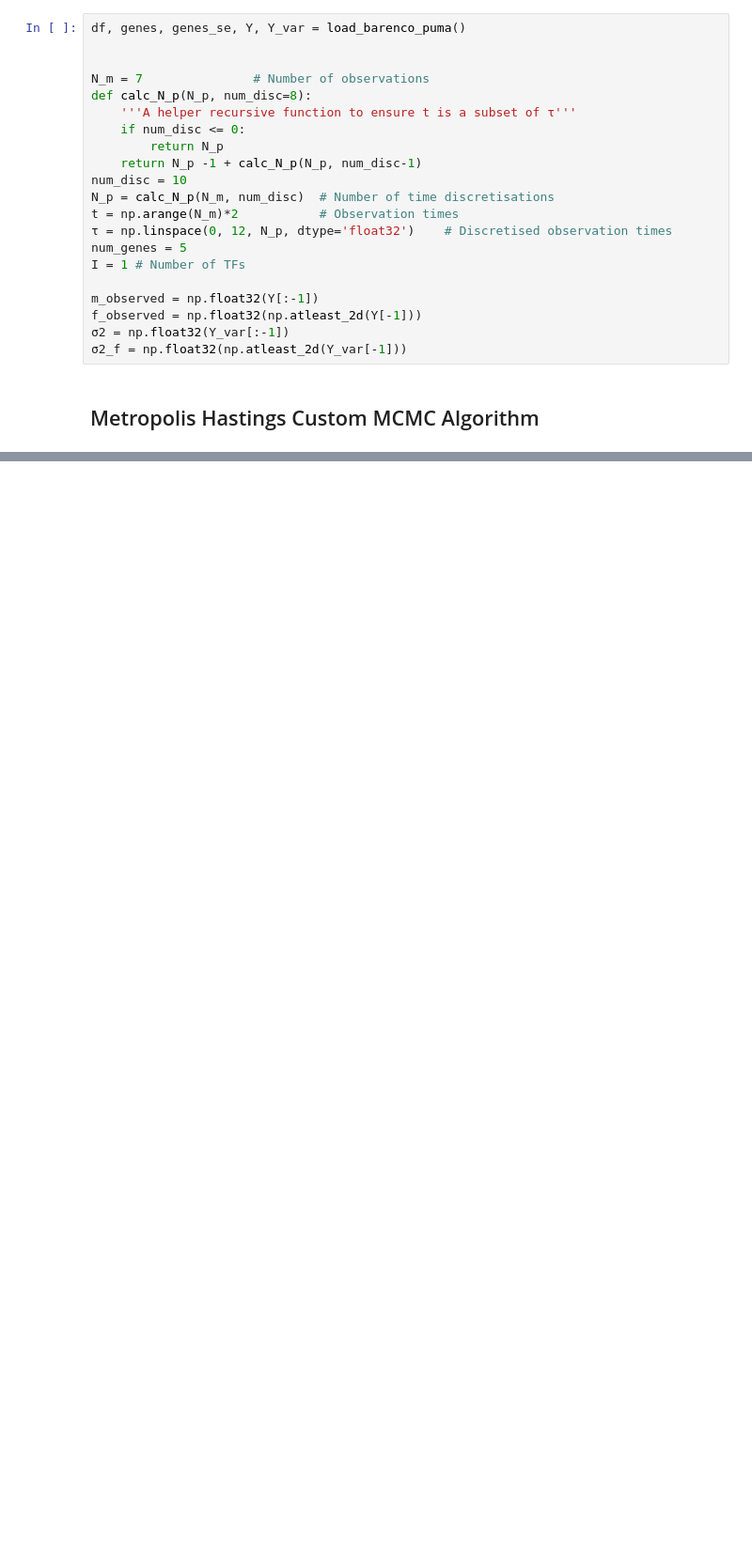
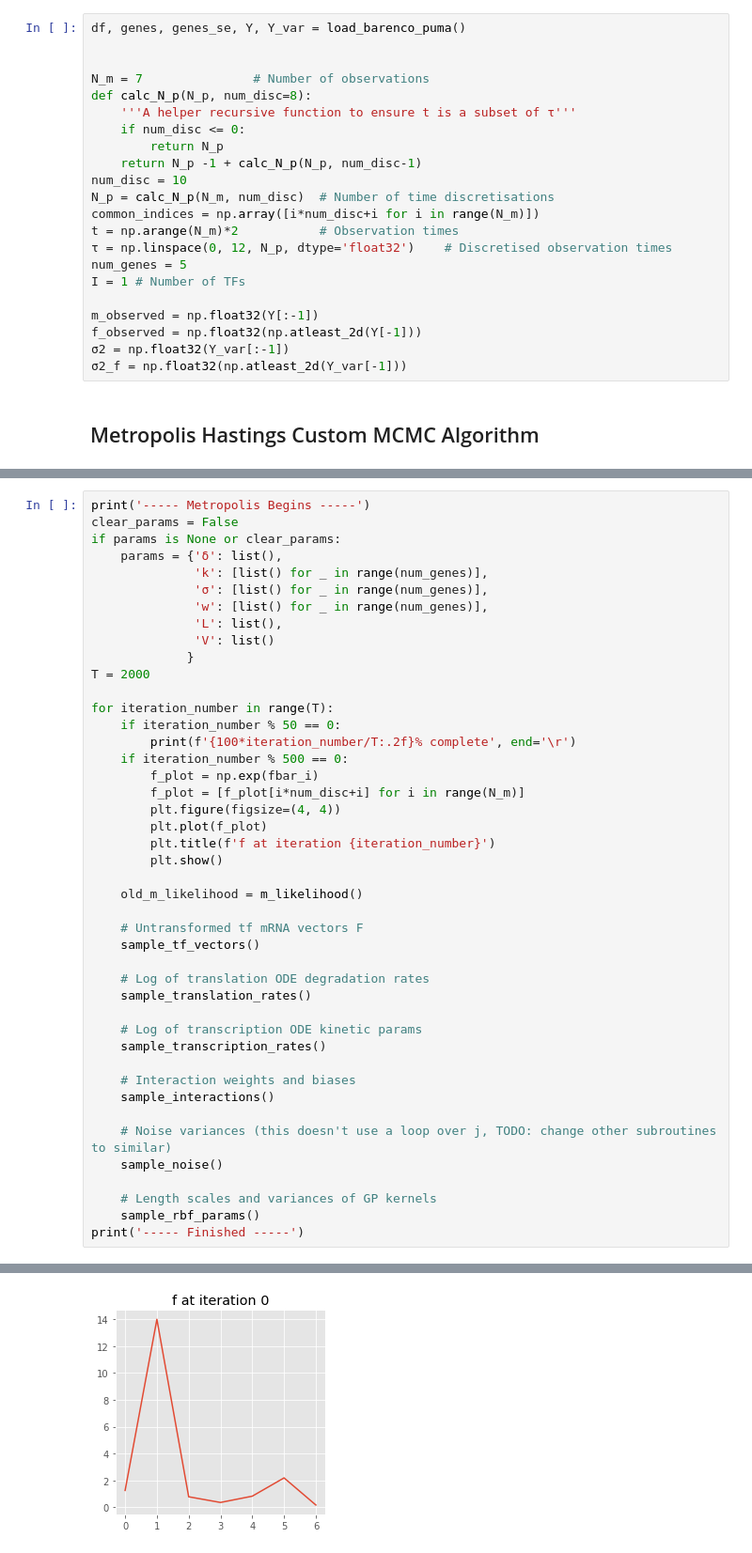
Before and after one commit to JCobbles/trangp, a Jupyter notebook: GRN Inference.ipynb, the cells around one changed output, grey strips where cells are left out. Shown at 94% size. Cells and saved outputs as stored; diff of their text form; blank space fills up the shorter version.

```diff
--- a/GRN Inference.ipynb
+++ b/GRN Inference.ipynb
@@ -32,6 +32,7 @@ def calc_N_p(N_p, num_disc=8):
     return N_p -1 + calc_N_p(N_p, num_disc-1)
 num_disc = 10
 N_p = calc_N_p(N_m, num_disc)  # Number of time discretisations
+common_indices = np.array([i*num_disc+i for i in range(N_m)])
 t = np.arange(N_m)*2           # Observation times
 τ = np.linspace(0, 12, N_p, dtype='float32')    # Discretised observation times
 num_genes = 5
@@ -284,0 +301,45 @@ print('----- Finished -----')
+# %%
+print('----- Metropolis Begins -----')
+clear_params = False
+if params is None or clear_params:
+    params = {'δ': list(),
+              'k': [list() for _ in range(num_genes)],
+              'σ': [list() for _ in range(num_genes)],
+              'w': [list() for _ in range(num_genes)],
+              'L': list(),
+              'V': list()
+             }
+T = 2000
+
+for iteration_number in range(T):
+    if iteration_number % 50 == 0:
+        print(f'{100*iteration_number/T:.2f}% complete', end='\r')
+    if iteration_number % 500 == 0:
+        f_plot = np.exp(fbar_i)
+        f_plot = [f_plot[i*num_disc+i] for i in range(N_m)]
+        plt.figure(figsize=(4, 4))
+        plt.plot(f_plot)
+        plt.title(f'f at iteration {iteration_number}')
+        plt.show()
+
+    old_m_likelihood = m_likelihood()
+
+    # Untransformed tf mRNA vectors F
+    sample_tf_vectors()
+
+    # Log of translation ODE degradation rates
+    sample_translation_rates()
+
+    # Log of transcription ODE kinetic params
+    sample_transcription_rates()
+
+    # Interaction weights and biases
+    sample_interactions()
+
+    # Noise variances (this doesn't use a loop over j, TODO: change other subroutines to similar)
+    sample_noise()
+
+    # Length scales and variances of GP kernels
+    sample_rbf_params()
+print('----- Finished -----')
+# %% [output]
@@ -284,0 +348 @@ print('----- Finished -----')
+[figure, added]
```
Also changed, not shown: parts of 9 cells of this notebook.
